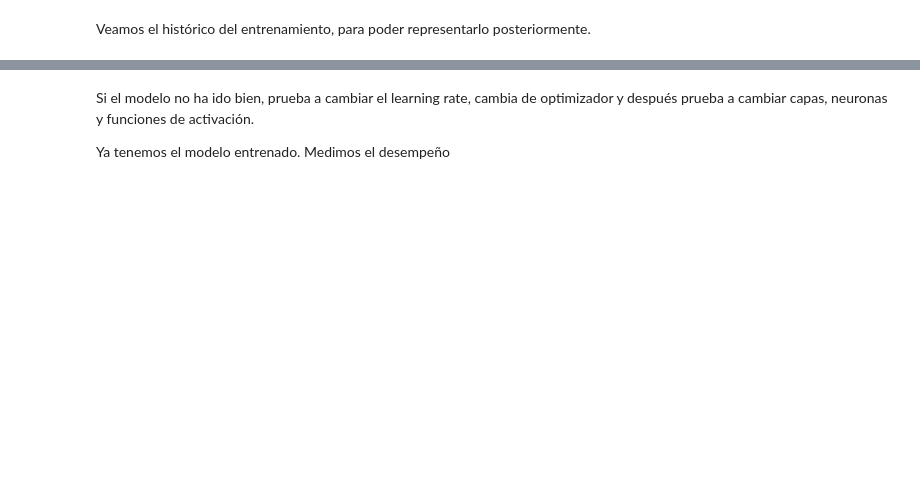
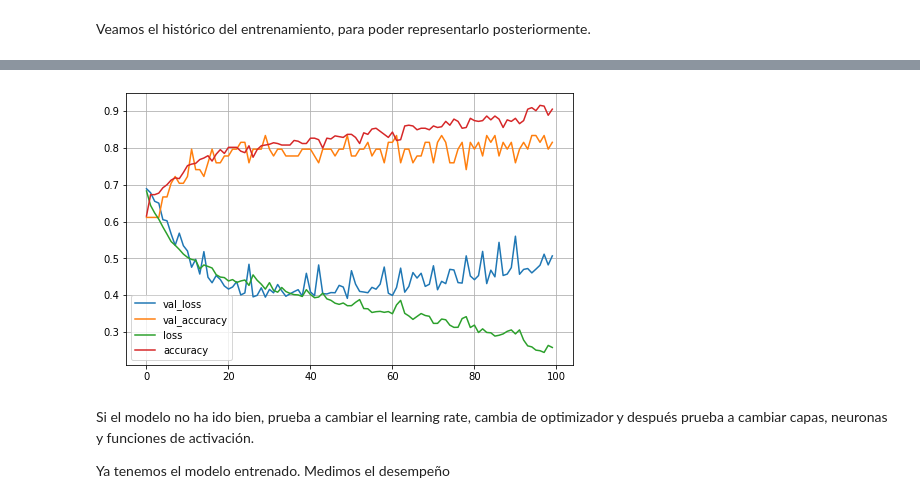
Before and after one commit to rafazamb/DS_PT_ENE21, a Jupyter notebook: 2-Machine_Learning/2.3_Redes_Neuronales/2 - Keras.ipynb, the cells around one changed output, grey strips where cells are left out. Saved outputs shown, nothing was run; the diff lists cells and outputs as text; code cells hidden in the pictures; blank space fills up the shorter version.

```diff
--- a/2-Machine_Learning/2.3_Redes_Neuronales/2 - Keras.ipynb
+++ b/2-Machine_Learning/2.3_Redes_Neuronales/2 - Keras.ipynb
@@ -27,0 +47,7 @@ print(X_train.shape); print(X_test.shape)
+# %%
+from keras.utils import to_categorical
+
+y_train = to_categorical(y_train)
+y_test = to_categorical(y_test)
+
+y_test.shape
@@ -33,3 +82,17 @@ Montamos la arquitectura de la red neuronal. Se va a componer de:
 Recuerda que es un problema de clasificación y que por tanto la última capa se compondrá de tantas neuronas como clases tengas.
 
 En cuanto a las funciones de activación es recomendable usar relu en las hidden layer, que tarda menos en entrenar, mientras que la ultima (output) suele ser una softmax.
+# %%
+from keras.models import Sequential
+from keras.layers import Dense
+
+model = Sequential()
+model.add(Dense(500, activation='relu', input_dim=8))
+model.add(Dense(100,activation='relu'))
+model.add(Dense(50,activation='relu'))
+model.add(Dense(2,activation='softmax'))
+# %%
+model.compile(optimizer='adam',
+              loss = 'categorical_crossentropy',
+              metrics=['accuracy']
+             )
@@ -36,2 +118,9 @@ En cuanto a las funciones de activación es recomendable usar relu en las hidden
 # %% [markdown]
 Entrenamos el modelo. Usamos los datos de entrenamiento. El batch_size es la cantidad de muestras que utiliza el SGD, y las epochs son las iteraciones que realiza en el entrenamiento.
+# %%
+history = model.fit(X_train_scal,
+                   y_train,
+                   batch_size=64,
+                   epochs = 100,
+                    validation_split = 0.1
+                   )
@@ -40,3 +155,12 @@ Veamos el histórico del entrenamiento, para poder representarlo posteriormente.
+# %%
+import matplotlib.pyplot as plt
+
+pd.DataFrame(history.history).plot(figsize=(8,5))
+plt.grid()
+
+plt.show()
+# %% [output]
+[figure, added]
 # %% [markdown]
 Si el modelo no ha ido bien, prueba a cambiar el learning rate, cambia de optimizador y después prueba a cambiar capas, neuronas y funciones de activación.
 
```
Also changed, not shown: parts of 25 cells of this notebook, 1 other file.
